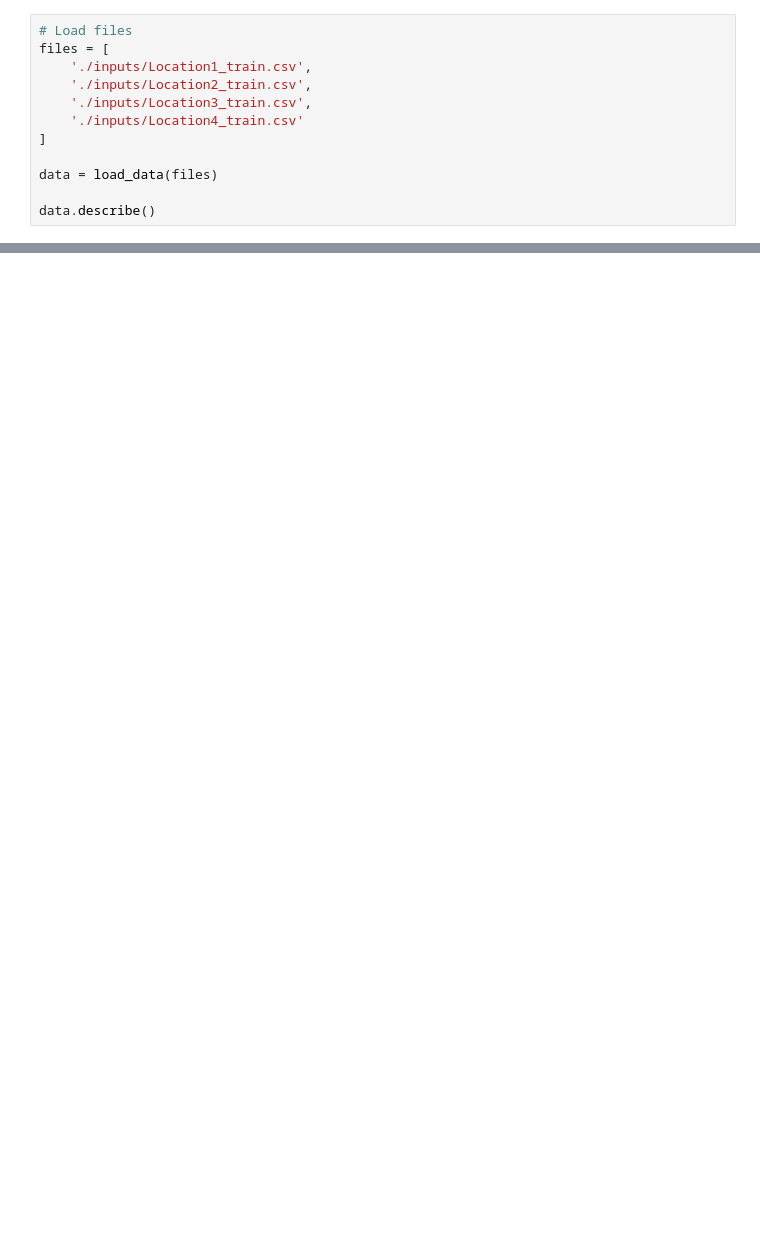
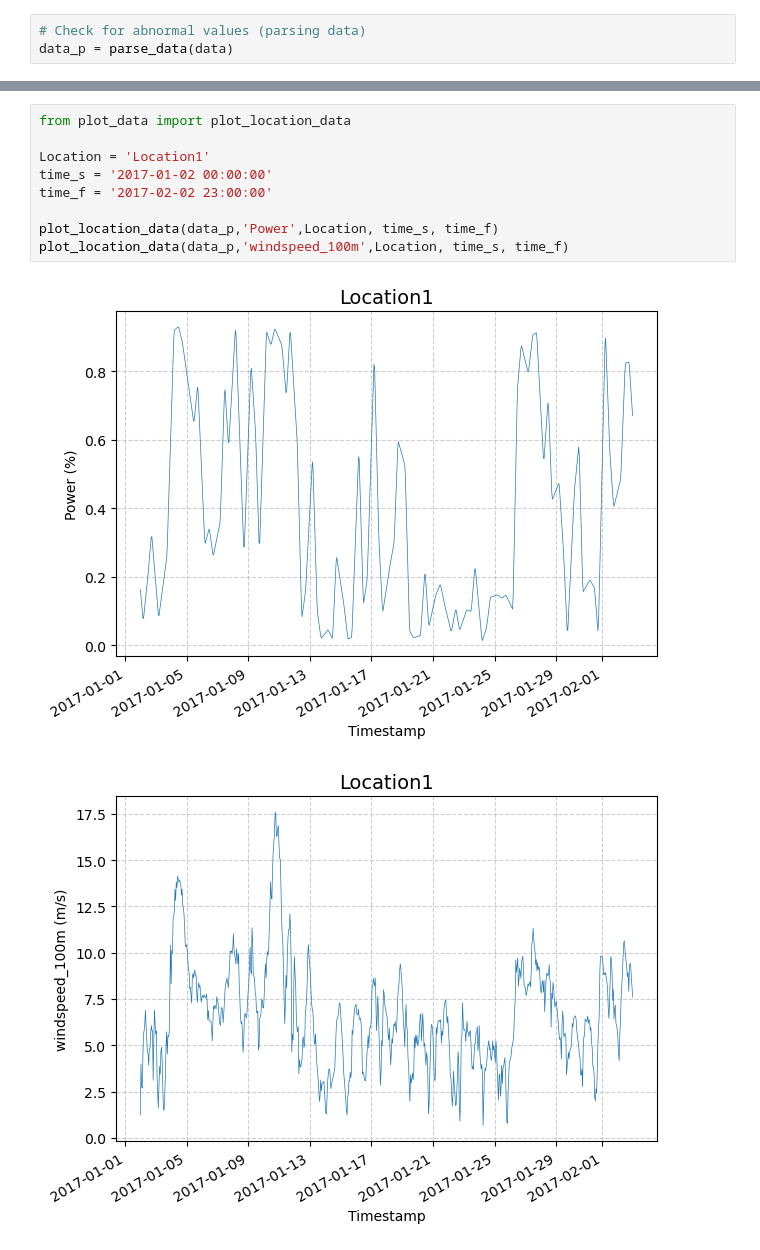
Before and after one commit to cfmor/TWEED_SC2, a Jupyter notebook: tweed_sc2/wind_power_forecasting/WP_Forecasting.ipynb, the cells around one changed output, grey strips where cells are left out. Saved outputs shown, nothing was run; the diff lists cells and outputs as text; blank space fills up the shorter version.

Commit message:
cleaned the code and edited plot function

```diff
--- a/tweed_sc2/wind_power_forecasting/WP_Forecasting.ipynb
+++ b/tweed_sc2/wind_power_forecasting/WP_Forecasting.ipynb
@@ -9,12 +47,3 @@ import pandas as pd
 # %%
-# Load files
-files = [
-    './inputs/Location1_train.csv',
-    './inputs/Location2_train.csv',
-    './inputs/Location3_train.csv',
-    './inputs/Location4_train.csv'
-]
-
-data = load_data(files)
-
-data.describe()
+# Check for abnormal values (parsing data)
+data_p = parse_data(data)
@@ -119,0 +52,12 @@ X_transformed
+# %%
+from plot_data import plot_location_data
+
+Location = 'Location1'
+time_s = '2017-01-02 00:00:00'
+time_f = '2017-02-02 23:00:00'
+
+plot_location_data(data_p,'Power',Location, time_s, time_f)
+plot_location_data(data_p,'windspeed_100m',Location, time_s, time_f)
+# %% [output]
+[figure, added]
+[figure, added]
```
Also changed, not shown: parts of 17 cells of this notebook, 4 other files.
